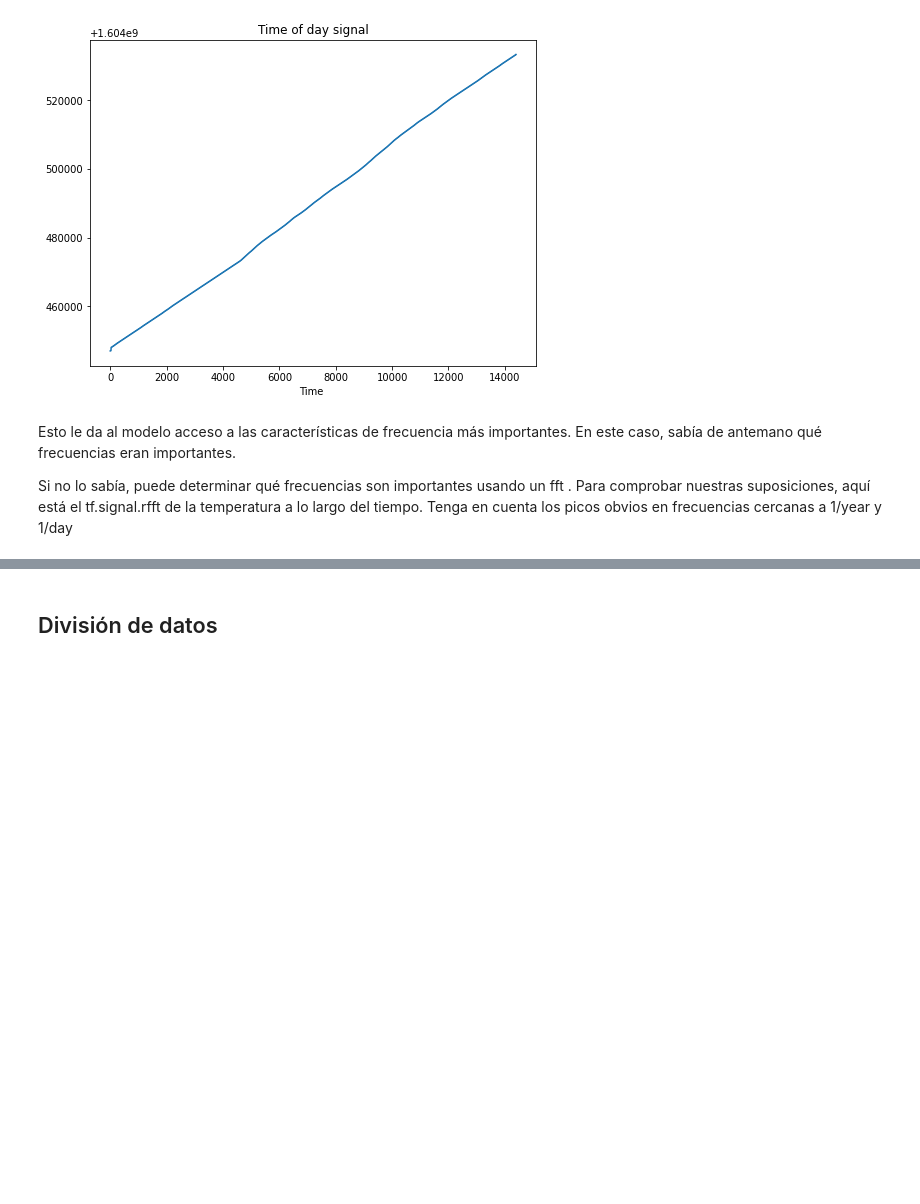
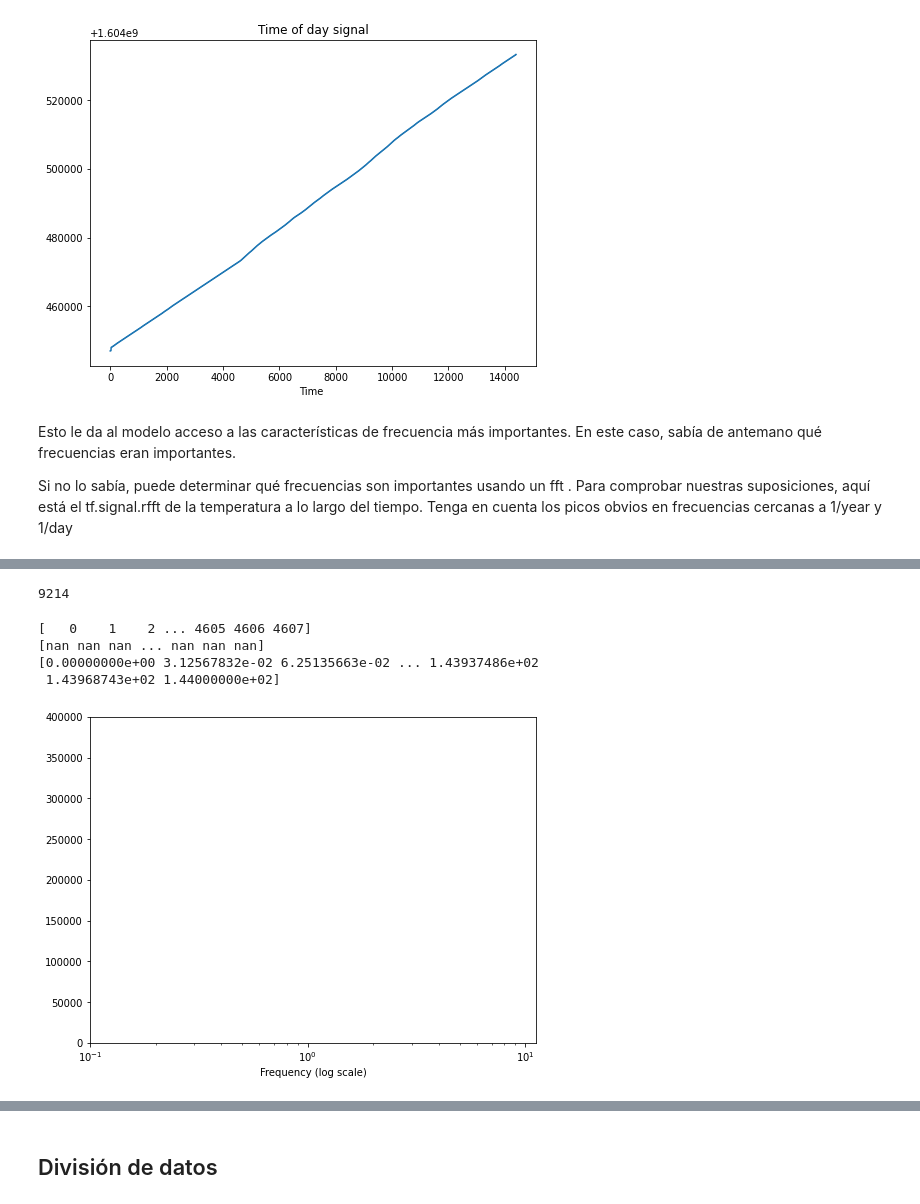
Before and after one commit to georgesteve/Research-Assitant-ML-ROJ, a Jupyter notebook: Semana_5.ipynb, the cells around one changed output, grey strips where cells are left out. Saved outputs shown, nothing was run; the diff lists cells and outputs as text; code cells hidden in the pictures; blank space fills up the shorter version.

```diff
--- a/Semana_5.ipynb
+++ b/Semana_5.ipynb
@@ -197,3 +215,13 @@ Text(0.5, 1.0, 'Time of day signal')
 Esto le da al modelo acceso a las características de frecuencia más importantes. En este caso, sabía de antemano qué frecuencias eran importantes.
 
 Si no lo sabía, puede determinar qué frecuencias son importantes usando un fft . Para comprobar nuestras suposiciones, aquí está el tf.signal.rfft de la temperatura a lo largo del tiempo. Tenga en cuenta los picos obvios en frecuencias cercanas a 1/year y 1/day
+# %%
+#Este cpodigo aún debe ser adaptdo, en este punto existen "n" muestras para cada observación, además "n" es variable
+
+
+
+###Adaptación->>>Generar un promedio por cada observación o seleccionar el máximo
+df_idx = df.set_index('date_time')
+
+df_max=df_idx.resample('5min').max()
+print(df_max)
@@ -200,16 +244,31 @@ Si no lo sabía, puede determinar qué frecuencias son importantes usando un fft
+# %%
+print(len(df_max))
+# %% [output]
+9214
 # %%
-#Este cpodigo aún debe ser adaptdo, en este punto existen "n" muestras para cada observación, además "n" es variable
-fft = tf.signal.rfft(df['T (degC)'])
+
+fft = tf.signal.rfft(df_max['S4'])
 f_per_dataset = np.arange(0, len(fft))
 
-n_samples_h = len(df['T (degC)'])
-hours_per_year = 24*365.2524
-years_per_dataset = n_samples_h/(hours_per_year)
+print(f_per_dataset)
+print(np.abs(fft))
 
-f_per_year = f_per_dataset/years_per_dataset
-plt.step(f_per_year, np.abs(fft))
+
+n_samples_5min = len(df_max['S4'])
+periods_per_day = 12*24
+days_per_dataset = n_samples_5min/(periods_per_day)
+
+f_per_day = f_per_dataset/days_per_dataset
+print(f_per_day)
+plt.step(f_per_day, np.abs(fft))
 plt.xscale('log')
 plt.ylim(0, 400000)
 plt.xlim([0.1, max(plt.xlim())])
-plt.xticks([1, 365.2524], labels=['1/Year', '1/day'])
+#plt.xticks([1, 24], labels=['1/Year', '1/day'])
 _ = plt.xlabel('Frequency (log scale)')
+# %% [output]
+[   0    1    2 ... 4605 4606 4607]
+[nan nan nan ... nan nan nan]
+[0.00000000e+00 3.12567832e-02 6.25135663e-02 ... 1.43937486e+02
+ 1.43968743e+02 1.44000000e+02]
+[figure, added]
```
Also changed, not shown: parts of 7 cells of this notebook.
